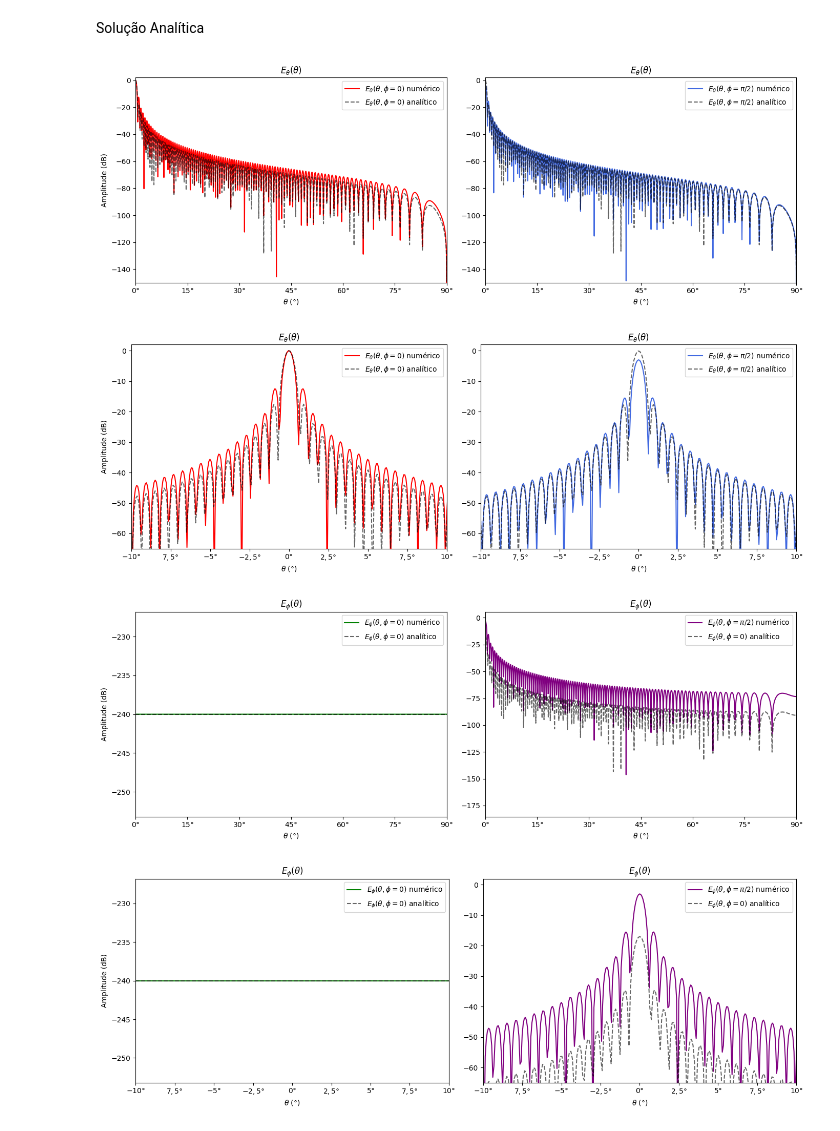
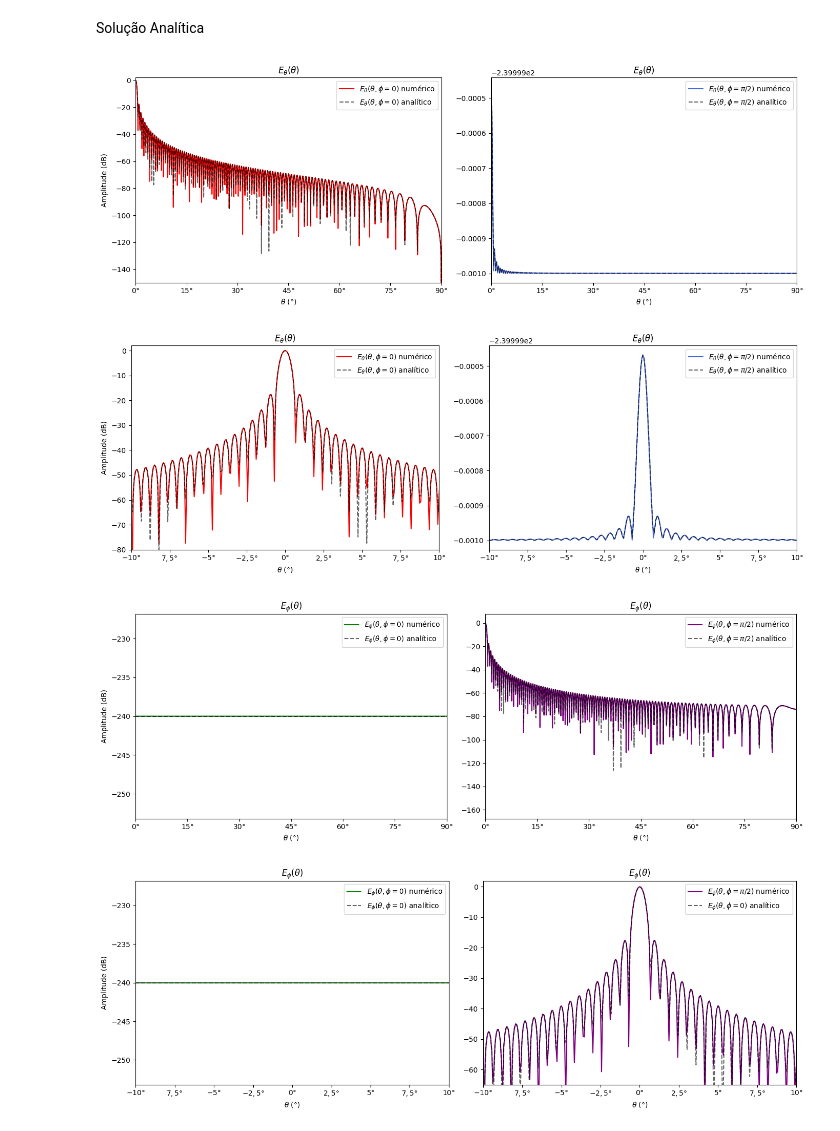
Before and after one commit to andrefsr/Trabalho-Final-Analise-de-Antenas, a Jupyter notebook: parte1.ipynb, the cells around one changed output. Drawn from its saved outputs; the diff is of its cells as text; code cells hidden in the pictures.

```diff
--- a/parte1.ipynb
+++ b/parte1.ipynb
@@ -18,7 +18,7 @@ phi   = np.linspace(0, pi/2, 181)
 
 # --- grades finas o bastante para ka ~ 314 ---
 Nrho = 1001                                   # ímpar, para Simpson
-Nphp = 2024  # pontos em phi' (periódico)
+Nphp = 1024  # pontos em phi' (periódico)
 rho_l = np.linspace(0, a, Nrho)
 phi_l = np.linspace(0, 2*np.pi, Nphp, endpoint=False)
 
@@ -47,7 +47,7 @@ Solução Analítica
 # %%
 num2 = 2000  ### Número de pontos
 theta2 = np.linspace(-pi/18,pi,num2)
-phi2 = np.linspace(0,pi,num2)
+phi2 = np.linspace(0,pi/2,num2)
 
 TH, PH = np.meshgrid(theta2, phi2, indexing='ij')
 
@@ -76,17 +76,17 @@ ax[1].set_title(r'$E_\theta(\theta)$')
 ax[0].plot(theta,np.real(E_theta[:,0]),label=r'$E_{\theta}(\theta,\phi=0)$ numérico',color='red')
 ax[0].plot(theta2,np.real(Ea_theta[:,0]),label=r'$E_{\theta}(\theta,\phi=0)$ analítico',color='black',ls='--',alpha=0.6)
 
-ax[1].plot(theta,np.real(E_theta[:,int(num/2)]),label=r'$E_{\theta}(\theta,\phi=\pi/2)$ numérico',color='royalblue')
-ax[1].plot(theta2,np.real(Ea_theta[:,int(num/2)]),label=r'$E_{\theta}(\theta,\phi=\pi/2)$ analítico',color='black',ls='--',alpha=0.6)
+ax[1].plot(theta,np.real(E_theta[:,-1]),label=r'$E_{\theta}(\theta,\phi=\pi/2)$ numérico',color='royalblue')
+ax[1].plot(theta2,np.real(Ea_theta[:,-1]),label=r'$E_{\theta}(\theta,\phi=\pi/2)$ analítico',color='black',ls='--',alpha=0.6)
 
 for i in [0,1]:
     ax[i].set_xticks([0,np.pi/12,np.pi/6,np.pi/4,np.pi/3,(5*np.pi)/12,np.pi/2],
                      [ r"$0°$", r"$15°$",r"$30°$",r"$45°$",r"$60°$",r"$75°$",r"$90°$"])
     ax[i].set_xlim(0,pi/2)
-    ax[i].set_ylim(-150,2)
     ax[i].set_xlabel(r'$\theta$ (°)')
     ax[i].legend()
 
+ax[0].set_ylim(-150,2)
 ax[0].set_ylabel('Amplitude (dB)')
 
 plt.tight_layout()
@@ -100,18 +100,18 @@ ax[1].set_title(r'$E_\theta(\theta)$')
 ax[0].plot(theta,np.real(E_theta[:,0]),label=r'$E_{\theta}(\theta,\phi=0)$ numérico',color='red')
 ax[0].plot(theta2,np.real(Ea_theta[:,0]),label=r'$E_{\theta}(\theta,\phi=0)$ analítico',color='black',ls='--',alpha=0.6)
 
-ax[1].plot(theta,np.real(E_theta[:,int(num/2)]),label=r'$E_{\theta}(\theta,\phi=\pi/2)$ numérico',color='royalblue')
-ax[1].plot(theta2,np.real(Ea_theta[:,int(num/2)]),label=r'$E_{\theta}(\theta,\phi=\pi/2)$ analítico',color='black',ls='--',alpha=0.6)
+ax[1].plot(theta,np.real(E_theta[:,-1]),label=r'$E_{\theta}(\theta,\phi=\pi/2)$ numérico',color='royalblue')
+ax[1].plot(theta2,np.real(Ea_theta[:,-1]),label=r'$E_{\theta}(\theta,\phi=\pi/2)$ analítico',color='black',ls='--',alpha=0.6)
 
 for i in [0,1]:
     ax[i].set_xticks([ -pi/18,-1.5*pi/36,-pi/36,-0.5*pi/36 ,0,0.5*pi/36,pi/36,1.5*pi/36, pi/18],
                      [r"$-10°$",r"$7,5°$",r"$-5°$",r"$-2,5°$" ,r"$0°$",r"$2,5°$",r"$5°$",r"$7,5°$", r"$10°$"])
     ax[i].set_xlim(-pi/18,pi/18)
-    ax[i].set_ylim(-65,2)
+    #ax[i].set_ylim(-65,2)
     ax[i].set_xlabel(r'$\theta$ (°)')
     ax[i].legend()
 
-
+ax[0].set_ylim(-80,2)
 ax[0].set_ylabel('Amplitude (dB)')
 
 plt.tight_layout()
@@ -125,8 +125,8 @@ ax[1].set_title(r'$E_\phi(\theta)$')
 ax[0].plot(theta,np.real(E_phi[:,0]),label=r'$E_{\phi}(\theta,\phi=0)$ numérico',color='green')
 ax[0].plot(theta2,np.real(Ea_phi[:,0]),label=r'$E_{\phi}(\theta,\phi=0)$ analítico',color='black',ls='--',alpha=0.6)
 
-ax[1].plot(theta,np.real(E_phi[:,int(num/2)]),label=r'$E_{\phi}(\theta,\phi=\pi/2)$ numérico',color='purple')
-ax[1].plot(theta2,np.real(Ea_phi[:,int(num/2)]),label=r'$E_{\phi}(\theta,\phi=0)$ analítico',color='black',ls='--',alpha=0.6)
+ax[1].plot(theta,np.real(E_phi[:,-1]),label=r'$E_{\phi}(\theta,\phi=\pi/2)$ numérico',color='purple')
+ax[1].plot(theta2,np.real(Ea_phi[:,-1]),label=r'$E_{\phi}(\theta,\phi=\pi/2)$ analítico',color='black',ls='--',alpha=0.6)
 
 for i in [0,1]:
     ax[i].set_xticks([0,np.pi/12,np.pi/6,np.pi/4,np.pi/3,(5*np.pi)/12,np.pi/2],
@@ -135,36 +135,36 @@ for i in [0,1]:
     ax[i].legend()
     ax[i].set_xlabel(r'$\theta$ (°)')
 
 ax[0].set_ylabel('Amplitude (dB)')
 
 plt.tight_layout()
 plt.show()
 
 fig, ax = plt.subplots(1,2,figsize=(14,5))
 
 ax[0].set_title(r'$E_\phi(\theta)$')
 ax[1].set_title(r'$E_\phi(\theta)$')
 
 ax[0].plot(theta,np.real(E_phi[:,0]),label=r'$E_{\phi}(\theta,\phi=0)$ numérico',color='green')
 ax[0].plot(theta2,np.real(Ea_phi[:,0]),label=r'$E_{\phi}(\theta,\phi=0)$ analítico',color='black',ls='--',alpha=0.6)
 
-ax[1].plot(theta,np.real(E_phi[:,int(num/2)]),label=r'$E_{\phi}(\theta,\phi=\pi/2)$ numérico',color='purple')
-ax[1].plot(theta2,np.real(Ea_phi[:,int(num/2)]),label=r'$E_{\phi}(\theta,\phi=0)$ analítico',color='black',ls='--',alpha=0.6)
+ax[1].plot(theta,np.real(E_phi[:,-1]),label=r'$E_{\phi}(\theta,\phi=\pi/2)$ numérico',color='purple')
+ax[1].plot(theta2,np.real(Ea_phi[:,-1]),label=r'$E_{\phi}(\theta,\phi=0)$ analítico',color='black',ls='--',alpha=0.6)
 
 for i in [0,1]:
     ax[i].set_xticks([ -pi/18,-1.5*pi/36,-pi/36,-0.5*pi/36 ,0,0.5*pi/36,pi/36,1.5*pi/36, pi/18],
                      [r"$-10°$",r"$7,5°$",r"$-5°$",r"$-2,5°$" ,r"$0°$",r"$2,5°$",r"$5°$",r"$7,5°$", r"$10°$"])
     ax[i].set_xlim(-pi/18,pi/18)
     ax[i].set_xlabel(r'$\theta$ (°)')
     ax[i].legend()
 
 ax[1].set_ylim(-65,2)
 ax[0].set_ylabel('Amplitude (dB)')
 
 plt.tight_layout()
 plt.show()
 # %% [output]
-[figure, old version]
+[figure, new version]
-[figure, old version]
+[figure, new version]
-[figure, old version]
+[figure, new version]
-[figure, old version]
+[figure, new version]
```
Also changed, not shown: parts of 1 cell of this notebook.
